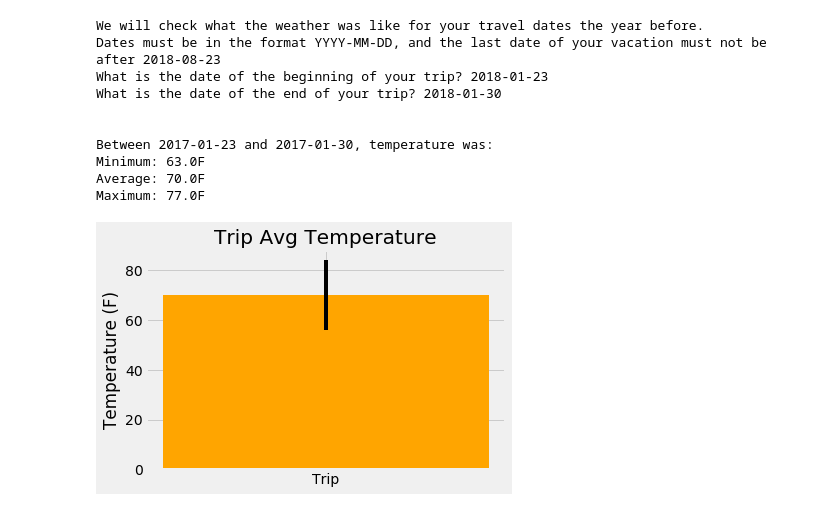
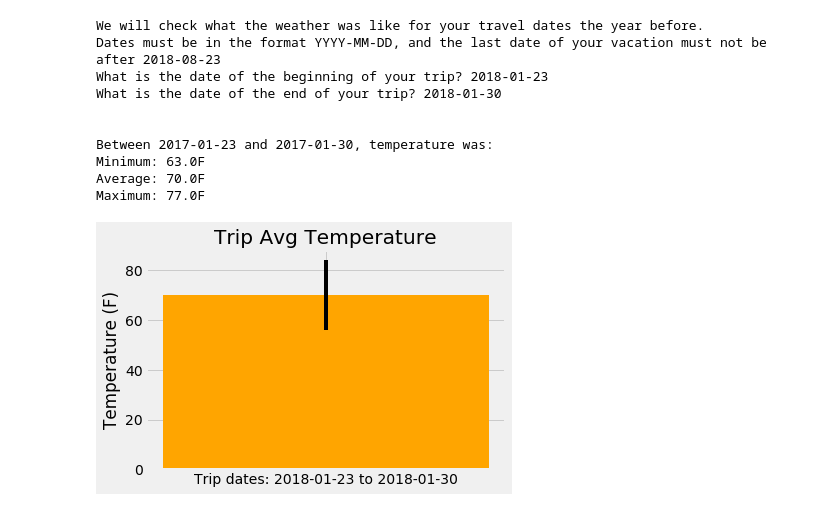
Before and after one commit to improvbutterfly/sqlalchemy-challenge, a Jupyter notebook: climate.ipynb, the cells around one changed output. Drawn from its saved outputs; the diff is of its cells as text; code cells hidden in the pictures.

```diff
--- a/climate.ipynb
+++ b/climate.ipynb
@@ -284,18 +284,18 @@ Maximum: 77.0F
 # %%
 # Plot the results from your previous query as a bar chart.
 # Use "Trip Avg Temp" as your Title
 # Use the average temperature for the y value
 # Use the peak-to-peak (tmax-tmin) value as the y error bar (yerr)
-x = "Trip"
+x = f"Trip dates: {start_date} to {end_date}"
 
 plt.bar(x,avg_temp,yerr=(max_temp-min_temp), color="orange")
 plt.ylabel("Temperature (F)")
 plt.title("Trip Avg Temperature")
 plt.tight_layout()
 plt.savefig("images/trip_avg_temp.png")
 plt.show()
 # %% [output]
-[figure, old version]
+[figure, new version]
 # %%
 # Calculate the total amount of rainfall per weather station for your trip dates using the previous year's matching dates.
 # Sort this in descending order by precipitation amount and list the station, name, latitude, longitude, and elevation
```
Also changed, not shown: 2 other files.
